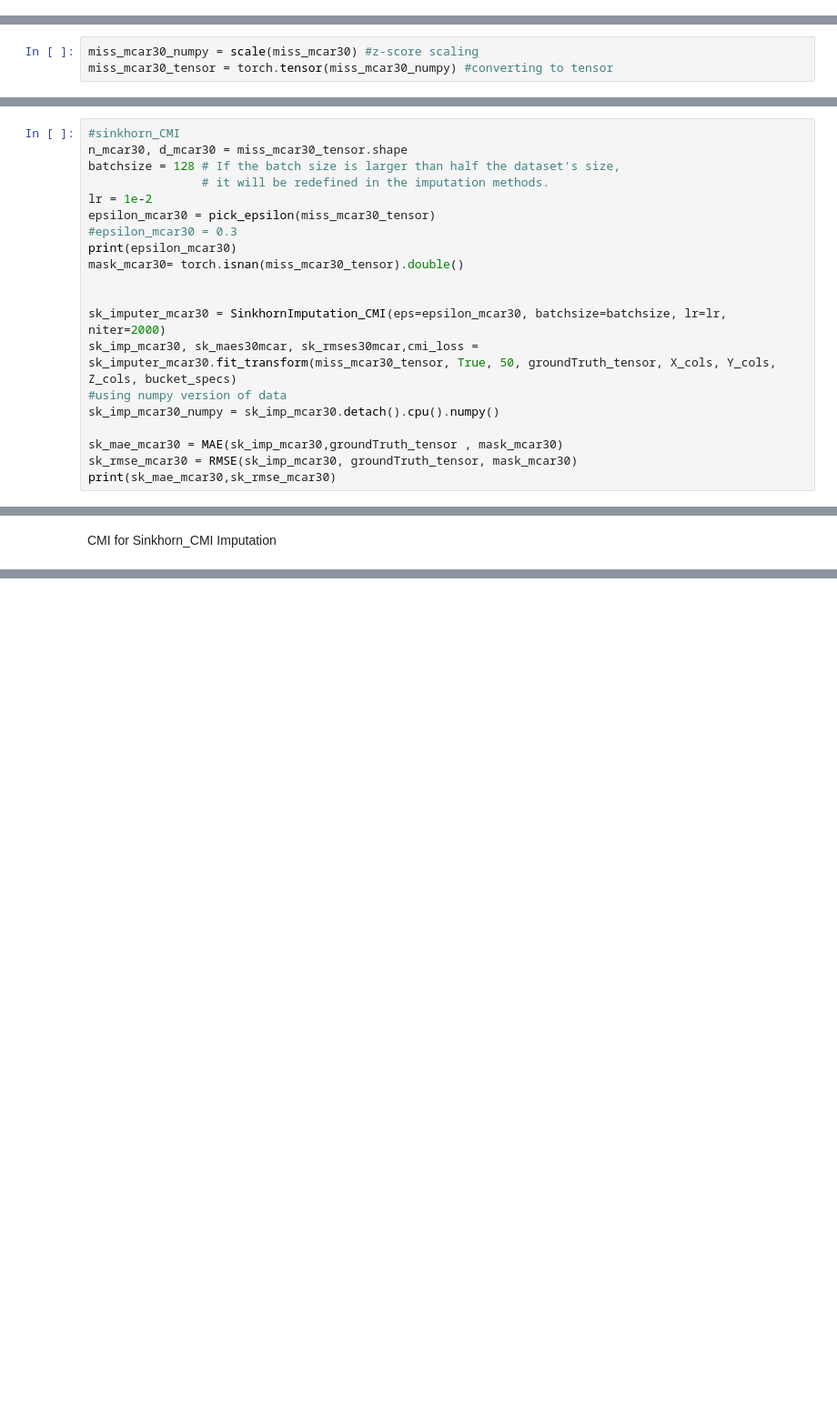
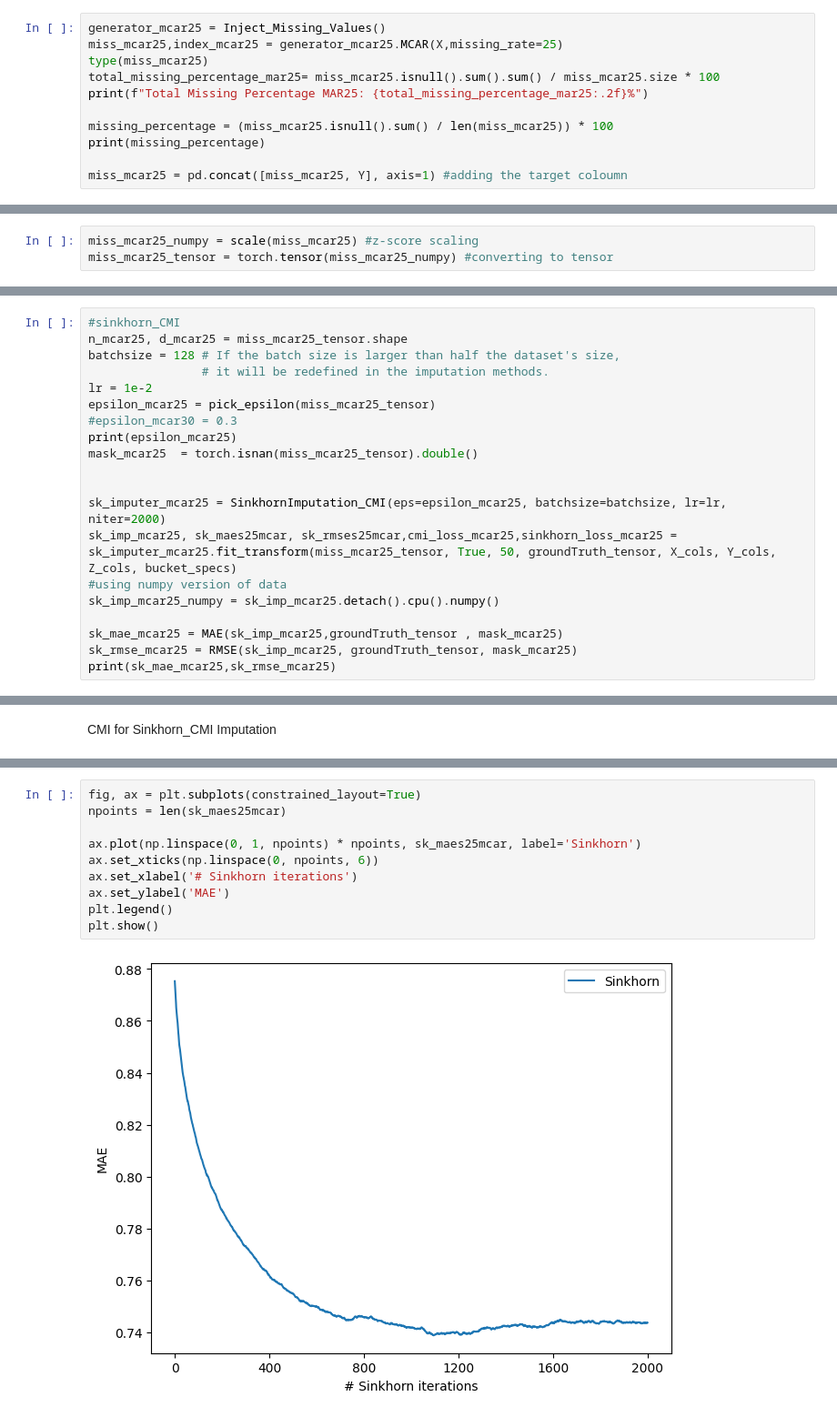
Before and after one commit to ZarinTahia/Imputation_Fairness, a Jupyter notebook: code/Sinkhorn_CMI/Student_Performance_CMI_Sinkhorn.ipynb, the cells around one changed output, grey strips where cells are left out. Shown at 91% size. Drawn from its saved outputs; the diff is of its cells as text; blank space fills up the shorter version.

```diff
--- a/code/Sinkhorn_CMI/Student_Performance_CMI_Sinkhorn.ipynb
+++ b/code/Sinkhorn_CMI/Student_Performance_CMI_Sinkhorn.ipynb
@@ -235,0 +243,11 @@ miss_mcar30 = pd.concat([miss_mcar30, Y], axis=1) #adding the target coloumn
+# %%
+generator_mcar25 = Inject_Missing_Values()
+miss_mcar25,index_mcar25 = generator_mcar25.MCAR(X,missing_rate=25)
+type(miss_mcar25)
+total_missing_percentage_mar25= miss_mcar25.isnull().sum().sum() / miss_mcar25.size * 100
+print(f"Total Missing Percentage MAR25: {total_missing_percentage_mar25:.2f}%")
+
+missing_percentage = (miss_mcar25.isnull().sum() / len(miss_mcar25)) * 100
+print(missing_percentage)
+
+miss_mcar25 = pd.concat([miss_mcar25, Y], axis=1) #adding the target coloumn
@@ -236,3 +270,3 @@ miss_mcar30 = pd.concat([miss_mcar30, Y], axis=1) #adding the target coloumn
 # %%
-miss_mcar30_numpy = scale(miss_mcar30) #z-score scaling
-miss_mcar30_tensor = torch.tensor(miss_mcar30_numpy) #converting to tensor
+miss_mcar25_numpy = scale(miss_mcar25) #z-score scaling
+miss_mcar25_tensor = torch.tensor(miss_mcar25_numpy) #converting to tensor
@@ -288,21 +326,21 @@ tensor(0.7298, grad_fn=<DivBackward0>) tensor(1.0059, grad_fn=<SqrtBackward0>)
 # %%
 #sinkhorn_CMI
-n_mcar30, d_mcar30 = miss_mcar30_tensor.shape
+n_mcar25, d_mcar25 = miss_mcar25_tensor.shape
 batchsize = 128 # If the batch size is larger than half the dataset's size,
                 # it will be redefined in the imputation methods.
 lr = 1e-2
-epsilon_mcar30 = pick_epsilon(miss_mcar30_tensor)
+epsilon_mcar25 = pick_epsilon(miss_mcar25_tensor)
 #epsilon_mcar30 = 0.3
-print(epsilon_mcar30)
-mask_mcar30= torch.isnan(miss_mcar30_tensor).double()
+print(epsilon_mcar25)
+mask_mcar25  = torch.isnan(miss_mcar25_tensor).double()
 
 
-sk_imputer_mcar30 = SinkhornImputation_CMI(eps=epsilon_mcar30, batchsize=batchsize, lr=lr, niter=2000)
-sk_imp_mcar30, sk_maes30mcar, sk_rmses30mcar,cmi_loss = sk_imputer_mcar30.fit_transform(miss_mcar30_tensor, True, 50, groundTruth_tensor, X_cols, Y_cols, Z_cols, bucket_specs)
+sk_imputer_mcar25 = SinkhornImputation_CMI(eps=epsilon_mcar25, batchsize=batchsize, lr=lr, niter=2000)
+sk_imp_mcar25, sk_maes25mcar, sk_rmses25mcar,cmi_loss_mcar25,sinkhorn_loss_mcar25 = sk_imputer_mcar25.fit_transform(miss_mcar25_tensor, True, 50, groundTruth_tensor, X_cols, Y_cols, Z_cols, bucket_specs)
 #using numpy version of data
-sk_imp_mcar30_numpy = sk_imp_mcar30.detach().cpu().numpy()
+sk_imp_mcar25_numpy = sk_imp_mcar25.detach().cpu().numpy()
 
-sk_mae_mcar30 = MAE(sk_imp_mcar30,groundTruth_tensor , mask_mcar30)
-sk_rmse_mcar30 = RMSE(sk_imp_mcar30, groundTruth_tensor, mask_mcar30)
-print(sk_mae_mcar30,sk_rmse_mcar30)
+sk_mae_mcar25 = MAE(sk_imp_mcar25,groundTruth_tensor , mask_mcar25)
+sk_rmse_mcar25 = RMSE(sk_imp_mcar25, groundTruth_tensor, mask_mcar25)
+print(sk_mae_mcar25,sk_rmse_mcar25)
 # %% [output]
@@ -680,0 +376,12 @@ plt.show()
+# %%
+fig, ax = plt.subplots(constrained_layout=True)
+npoints = len(sk_maes25mcar)
+
+ax.plot(np.linspace(0, 1, npoints) * npoints, sk_maes25mcar, label='Sinkhorn')
+ax.set_xticks(np.linspace(0, npoints, 6))
+ax.set_xlabel('# Sinkhorn iterations')
+ax.set_ylabel('MAE')
+plt.legend()
+plt.show()
+# %% [output]
+[figure, added]
```
Also changed, not shown: parts of 89 cells of this notebook, 1 other file.
